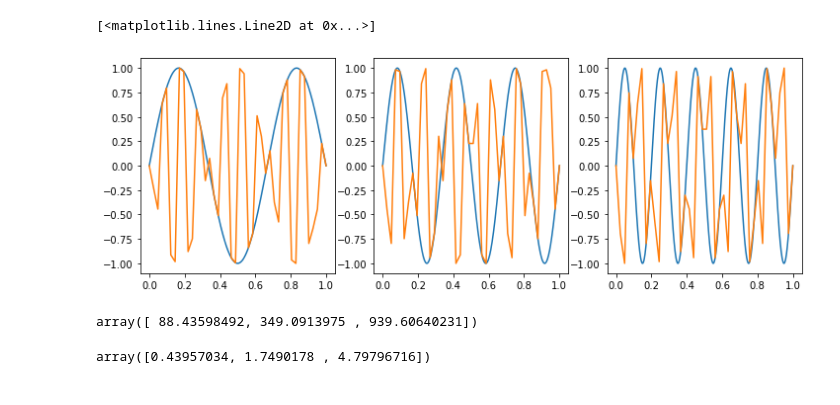
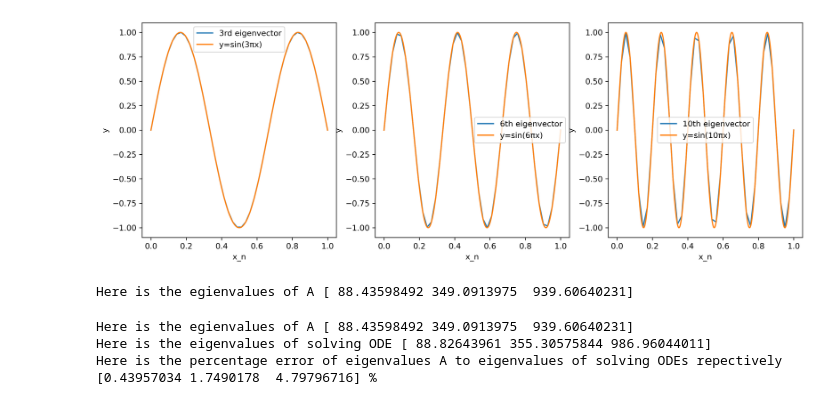
Before and after one commit to GeorgeT27/UCL_MATH0058_solution-1, a Jupyter notebook: Assignment/Assignment 4/Assignment 4.ipynb, the cells around one changed output. Drawn from its saved outputs; the diff is of its cells as text; code cells hidden in the pictures.

Commit message:
eigenvectors is wrong

```diff
--- a/Assignment/Assignment 4/Assignment 4.ipynb
+++ b/Assignment/Assignment 4/Assignment 4.ipynb
@@ -73,28 +104,42 @@ Text(0, 0.5, 'y')
 # %%
 #Compare with the acutal eigenvectors
 x=np.linspace(0,1,1001)
-plt.figure(figsize=(12,4))
+plt.figure(figsize=(15,5),dpi=300)
 plt.subplot(1,3,1)
-plt.plot(x,np.sin(3*np.pi*x))
-plt.plot(x_n,eigen_norm3rd_for_plot)
+plt.plot(x_n,eigen_norm3rd_for_plot,label='3rd eigenvector')
+plt.plot(x,np.sin(3*np.pi*x),label='y=sin(3πx)')
+plt.xlabel('x_n')
+plt.ylabel('y')
+plt.legend()
 plt.subplot(1,3,2)
-plt.plot(x,np.sin(6*np.pi*x))
-plt.plot(x_n,eigen_norm6th_for_plot)
+plt.plot(x_n,eigen_norm6th_for_plot,label='6th eigenvector')
+plt.plot(x,np.sin(6*np.pi*x),label='y=sin(6πx)')
+plt.xlabel('x_n')
+plt.ylabel('y')
+plt.legend()
 plt.subplot(1,3,3)
-plt.plot(x,np.sin(10*np.pi*x))
-plt.plot(x_n,eigen_norm10th_for_plot)
+plt.plot(x_n,eigen_norm10th_for_plot,label='10th eigenvector')
+plt.plot(x,np.sin(10*np.pi*x),label='y=sin(10πx)')
+plt.xlabel('x_n')
+plt.ylabel('y')
+plt.legend()
+plt.savefig('comparation between solution of ODE and A')
 # %% [output]
-[<matplotlib.lines.Line2D at 0x...>]
-[figure, old version]
+[figure, new version]
 # %%
 required_eigenvalues=np.array([eigenvalues[2],eigenvalues[5],eigenvalues[9]])
 required_eigenvalues=required_eigenvalues*41**2
-required_eigenvalues
+print('Here is the egienvalues of A',required_eigenvalues)
 # %% [output]
-array([ 88.43598492, 349.0913975 , 939.60640231])
+Here is the egienvalues of A [ 88.43598492 349.0913975  939.60640231]
 # %%
 true_eigenvlaues=np.array([(3*np.pi)**2,(6*np.pi)**2,(10*np.pi)**2])
 percentage_error=(true_eigenvlaues-required_eigenvalues)/true_eigenvlaues
 percentage_error*100
+print('Here is the egienvalues of A',required_eigenvalues)
+print('Here is the eigenvalues of solving ODE',true_eigenvlaues)
+print('Here is the percentage error of eigenvalues A to eigenvalues of solving ODEs repectively',percentage_error*100,'%')
 # %% [output]
-array([0.43957034, 1.7490178 , 4.79796716])
+Here is the egienvalues of A [ 88.43598492 349.0913975  939.60640231]
+Here is the eigenvalues of solving ODE [ 88.82643961 355.30575844 986.96044011]
+Here is the percentage error of eigenvalues A to eigenvalues of solving ODEs repectively [0.43957034 1.7490178  4.79796716] %
```
Also changed, not shown: parts of 5 cells of this notebook, 9 other files.
